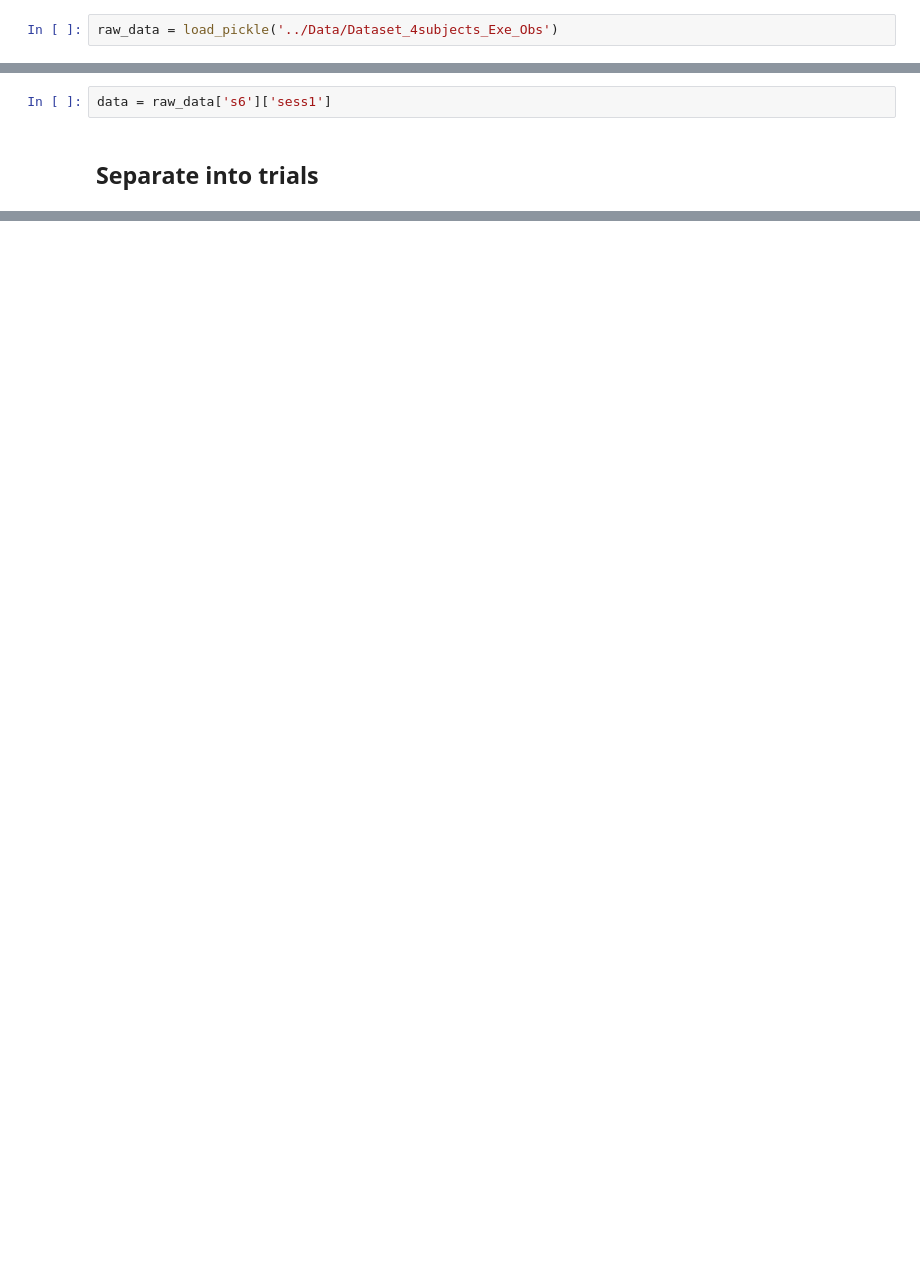
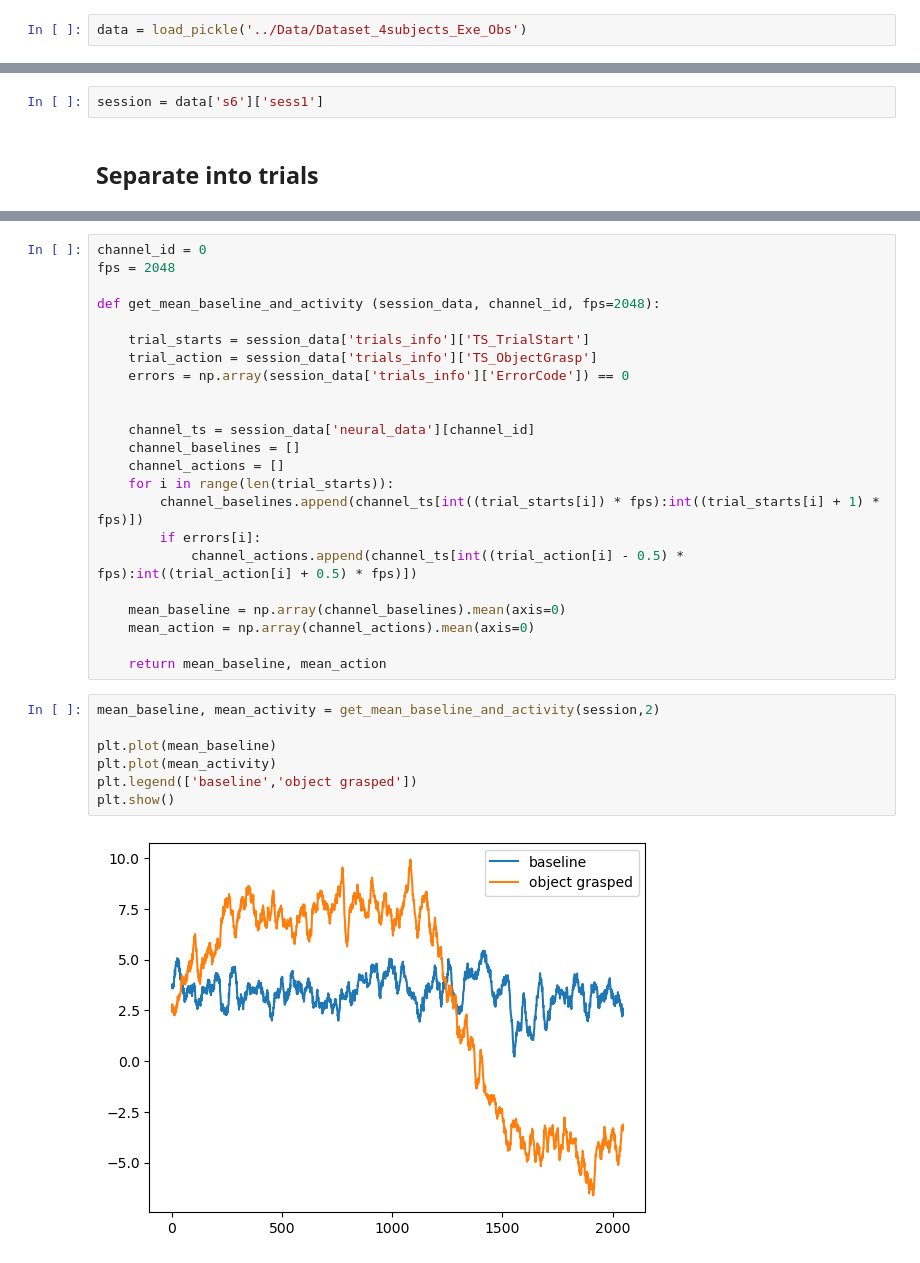
Before and after one commit to CS-433/ml-project-2-ml4science_tne, a Jupyter notebook: Code/Responsiveness.ipynb, the cells around one changed output, grey strips where cells are left out. Cells and saved outputs as stored; diff of their text form; blank space fills up the shorter version.

Commit message:
start responsive

```diff
--- a/Code/Responsiveness.ipynb
+++ b/Code/Responsiveness.ipynb
@@ -8,11 +8,11 @@ from dataset import *
 # %% [markdown]
 #### Load raw data from pickle file
 # %%
-raw_data = load_pickle('../Data/Dataset_4subjects_Exe_Obs')
+data = load_pickle('../Data/Dataset_4subjects_Exe_Obs')
 # %% [markdown]
 #### Select participant and session
 # %%
-data = raw_data['s6']['sess1']
+session = data['s6']['sess1']
 # %% [markdown]
 ## Separate into trials
 # %%
@@ -74,0 +72,32 @@ array([[ -88.79145495,  -93.57662318,  -97.03257801, ...,   54.23190661,
+# %%
+channel_id = 0
+fps = 2048
+
+def get_mean_baseline_and_activity (session_data, channel_id, fps=2048):
+
+    trial_starts = session_data['trials_info']['TS_TrialStart']
+    trial_action = session_data['trials_info']['TS_ObjectGrasp']
+    errors = np.array(session_data['trials_info']['ErrorCode']) == 0
+
+
+    channel_ts = session_data['neural_data'][channel_id]
+    channel_baselines = []
+    channel_actions = []
+    for i in range(len(trial_starts)):
+        channel_baselines.append(channel_ts[int((trial_starts[i]) * fps):int((trial_starts[i] + 1) * fps)])
+        if errors[i]:
+            channel_actions.append(channel_ts[int((trial_action[i] - 0.5) * fps):int((trial_action[i] + 0.5) * fps)])
+
+    mean_baseline = np.array(channel_baselines).mean(axis=0)
+    mean_action = np.array(channel_actions).mean(axis=0)
+
+    return mean_baseline, mean_action
+# %%
+mean_baseline, mean_activity = get_mean_baseline_and_activity(session,2)
+
+plt.plot(mean_baseline)
+plt.plot(mean_activity)
+plt.legend(['baseline','object grasped'])
+plt.show()
+# %% [output]
+[figure, added]
```
Also changed, not shown: parts of 3 cells of this notebook, 1 other file.
